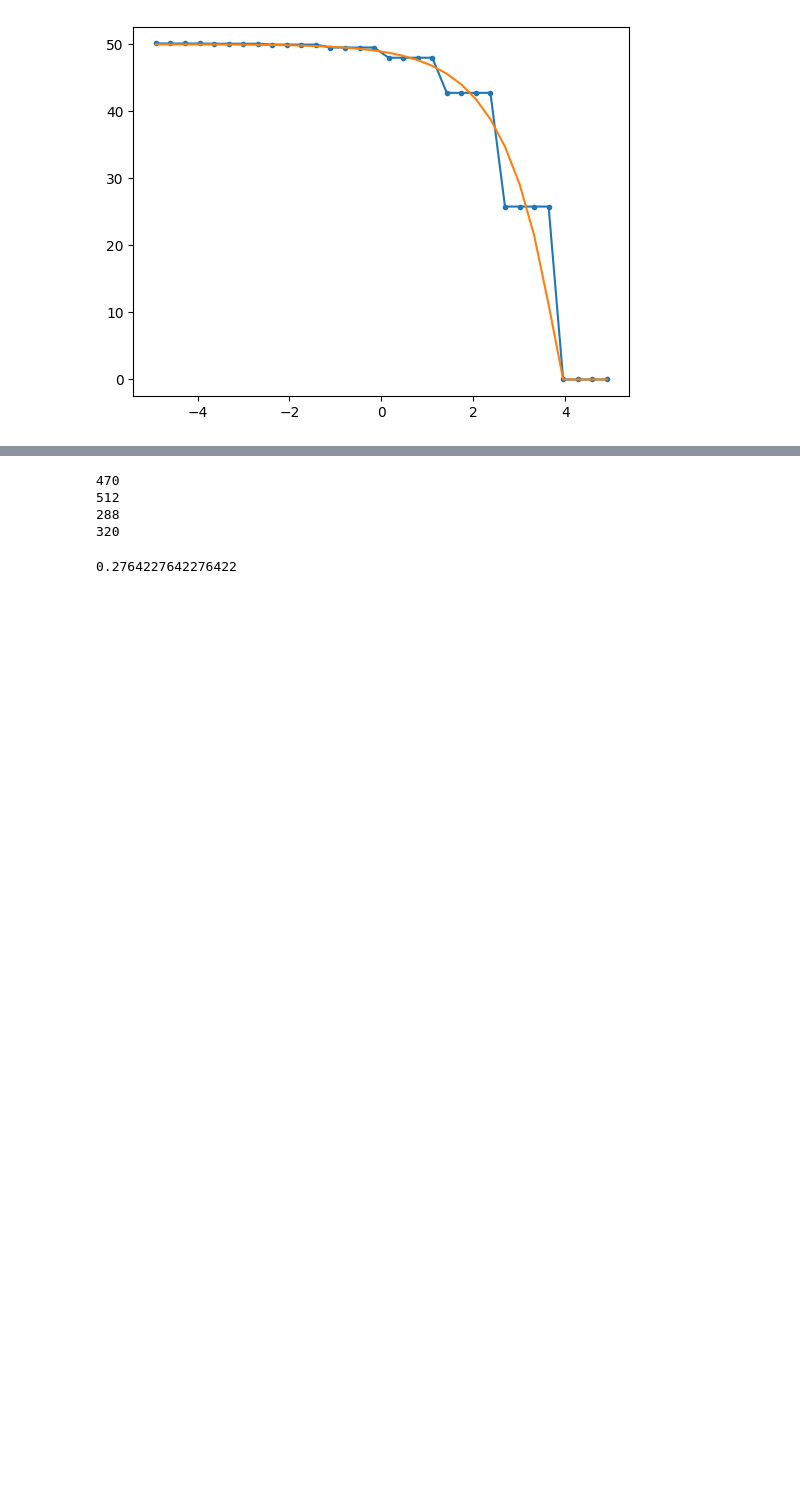
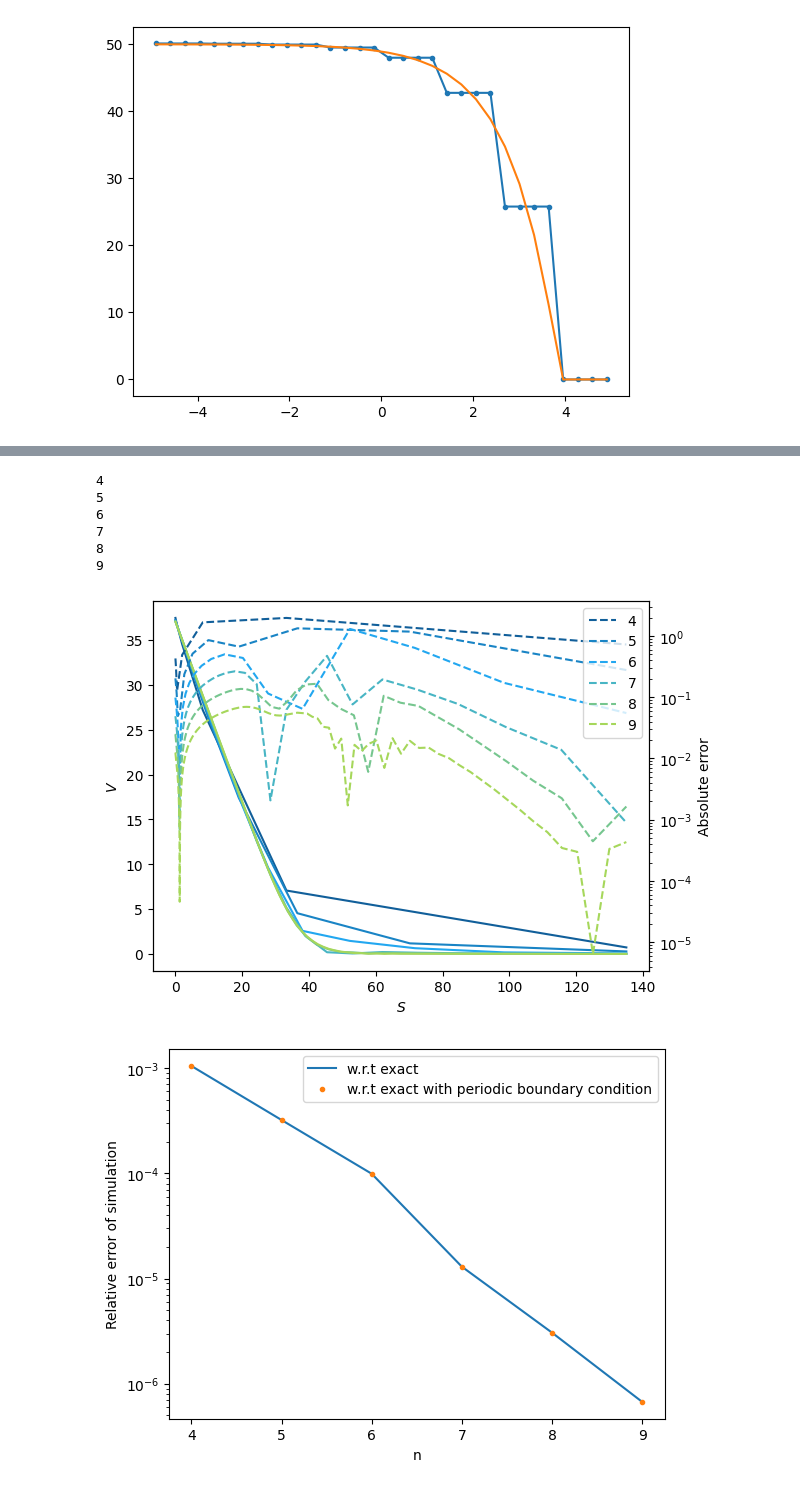
Before and after one commit to Sigma-Reply/QHack2024, a Jupyter notebook: Black-Scholes.ipynb, the cells around one changed output, grey strips where cells are left out. Drawn from its saved outputs; the diff is of its cells as text; code cells hidden in the pictures; blank space fills up the shorter version.

```diff
--- a/Black-Scholes.ipynb
+++ b/Black-Scholes.ipynb
@@ -4,7 +4,7 @@ from matplotlib import pyplot as plt
 from matplotlib import cm
 # %%
 # PDE parameters
-sigma = 0.5
+sigma = 0.2
 r = 0.3
 Smax = 135
 K = 50
@@ -57,31 +34,55 @@ def Ngates(circuit, args):
     dict_op = qml.specs(circuit)(*args)["resources"].gate_types
     count = 0
     for op,num in dict_op.items():
-        if 'C' in op:
+        # print(op)
+        if 'CNOT' in op:
             count+=num
     return count
+
+def L2_rel(a,b):
+    return np.linalg.norm(a-b)**2/np.linalg.norm(b)**2
-# %%
-
-cnode = qml.QNode(instance.Circuit, instance.dev)
-print(Ngates(cnode,[instance.get_coef_H(T), instance.get_coef_A(T), n, N//2,N//2, False]))
-
-c_compile = qml.compile(instance.Circuit)
-c_compile_node = qml.QNode(c_compile, instance.dev)
-print(Ngates(c_compile_node,[instance.get_coef_H(T), instance.get_coef_A(T), n, N//2,N//2, False]))
-
-
-cnode = qml.QNode(instance.Circuit, instance.dev)
-print(Ngates(cnode,[instance.get_coef_H(T), instance.get_coef_A(T), n, N//2,N//2, True]))
-
-c_compile = qml.compile(instance.Circuit)
-c_compile_node = qml.QNode(c_compile, instance.dev)
-print(Ngates(c_compile_node,[instance.get_coef_H(T), instance.get_coef_A(T), n, N//2,N//2, True]))
-# %% [output]
-470
-512
-288
-320
 # %%
-1-178/246
+fig, ax1 = plt.subplots()
+ax2 = ax1.twinx()
+color = ["#115f9a", "#1984c5", "#22a7f0", "#48b5c4", "#76c68f", "#a6d75b", "#c9e52f", "#d0ee11", "#d0f400"]
+
+instance = BS(r,K,Smax)
+n_vec = np.arange(4,10)
+err_rel = np.zeros((2,len(n_vec)))
+
+for i,n in enumerate(n_vec):
+    print(n)
+
+    V = instance.solve("QC", n, sigma, T)
+    x = instance.x
+    exactp = instance.solve("exactp", n, sigma, T)
+    exact = instance.solve("exact", n, sigma, T)
+
+    err_rel[0,i] = L2_rel(V,exact)
+    err_rel[1,i] = L2_rel(V,exactp)
+
+    ax1.plot(np.exp(x),V, '-',color=color[i])
+    ax2.plot(np.exp(x), np.abs(V-exact), '--',color=color[i])
+ax2.set_yscale('log')
+ax1.set_ylabel(r"$V$")
+ax2.set_ylabel(r"Absolute error")
+ax1.set_xlabel(r"$S$")
+plt.legend(n_vec, loc='upper right')
+plt.show()
+
+plt.plot(n_vec, err_rel[0,:])
+plt.plot(n_vec, err_rel[0,:],'.')
+plt.yscale('log')
+plt.ylabel('Relative error of simulation')
+plt.xlabel('n')
+plt.legend(['w.r.t exact','w.r.t exact with periodic boundary condition'])
+plt.show()
 # %% [output]
-0.2764227642276422
+4
+5
+6
+7
+8
+9
+[figure, added]
+[figure, added]
```
Also changed, not shown: parts of 7 cells of this notebook, 1 other file.
